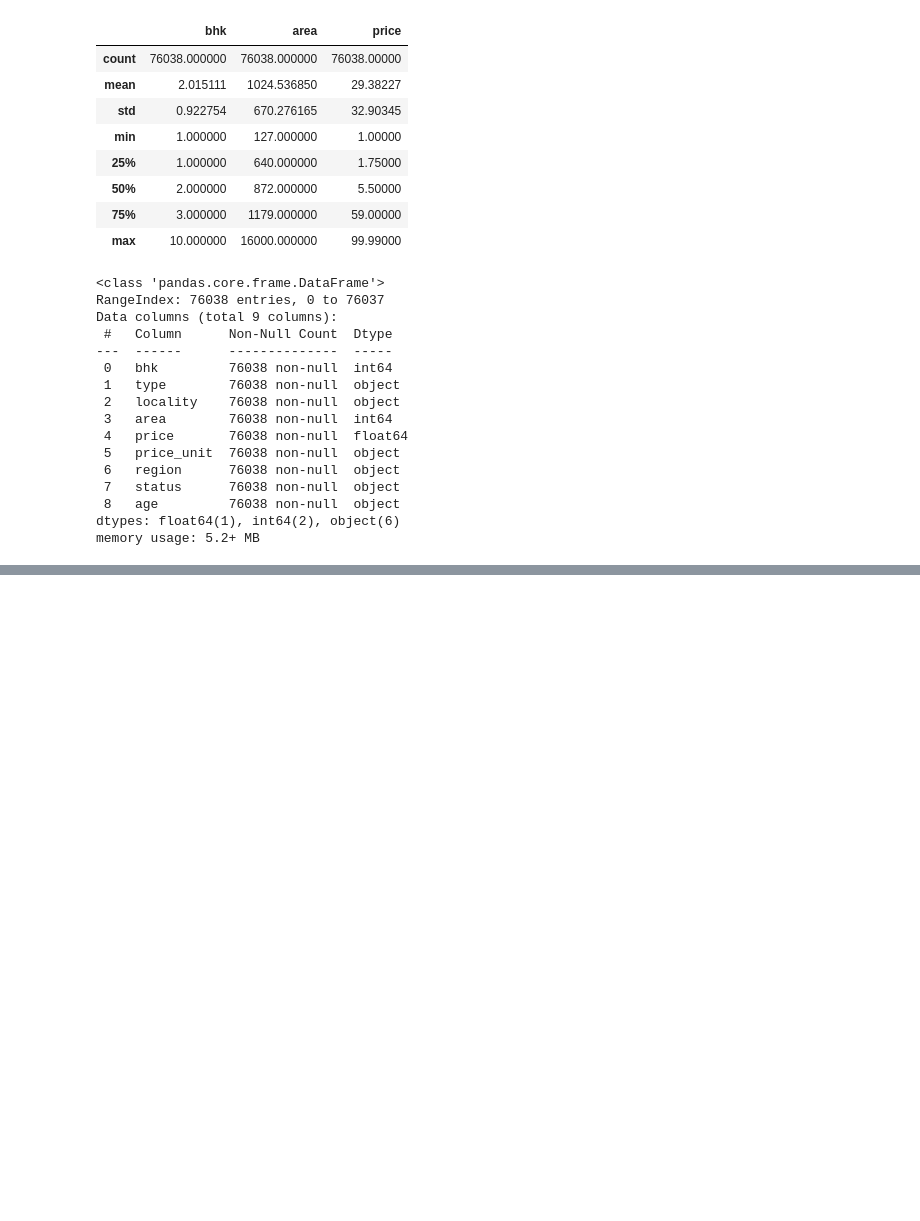
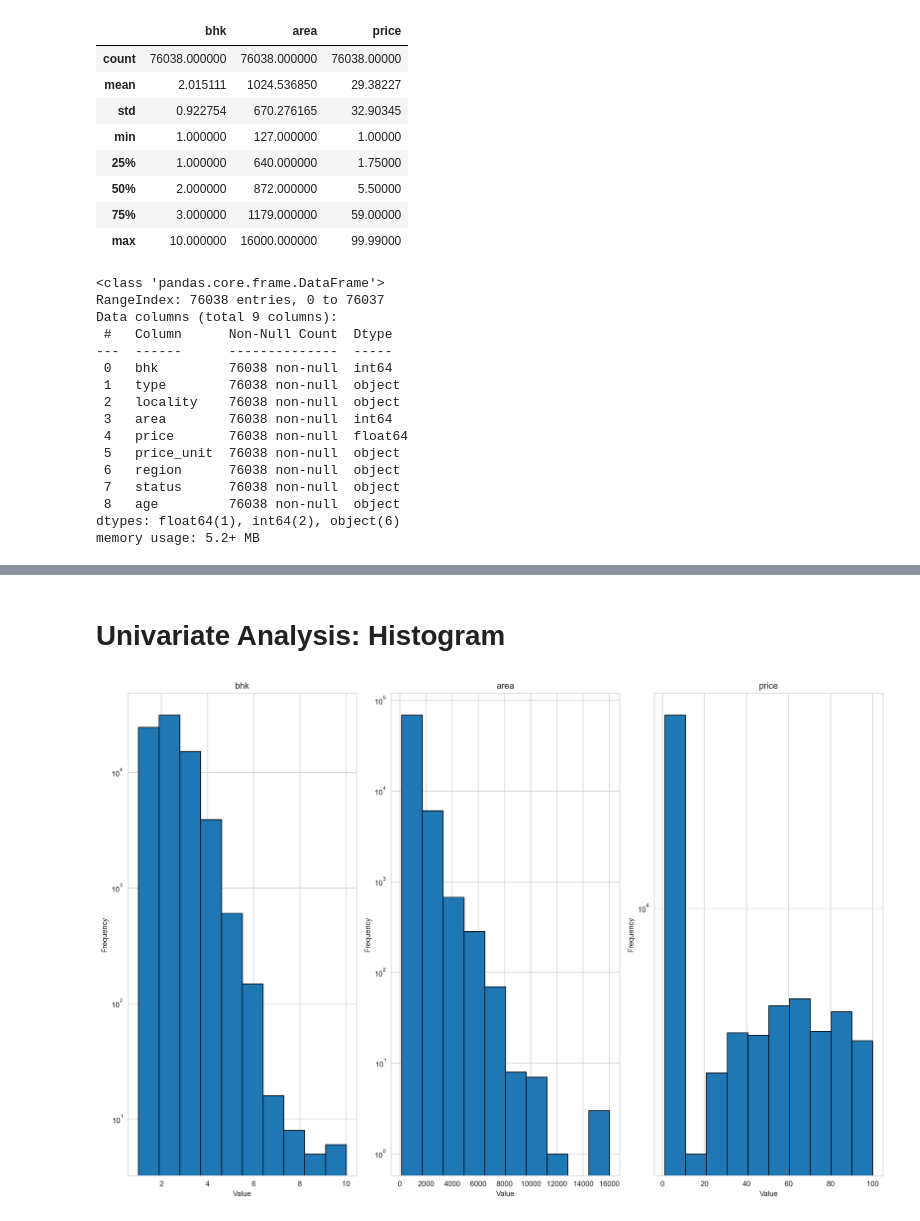
Before and after one commit to Asifdotexe/mumbai-property-price-prediction-model, a Jupyter notebook: code/EDA on Mumbai House Prices.ipynb, the cells around one changed output, grey strips where cells are left out. Saved outputs shown, nothing was run; the diff lists cells and outputs as text; code cells hidden in the pictures; blank space fills up the shorter version.

Commit message:
#1 created histograms

```diff
--- a/code/EDA on Mumbai House Prices.ipynb
+++ b/code/EDA on Mumbai House Prices.ipynb
@@ -1,9 +1,15 @@
 # %%
 # import libraries
 import pandas as pd
-import numpy as np
 import matplotlib.pyplot as plt
 import seaborn as sns
+
+from src.viz import plot_histograms
+
+sns.set_style('whitegrid')
+plt.rcParams['figure.dpi'] = 200
+plt.rcParams['figure.figsize']=(20,10)
+%matplotlib inline
 # %%
 # reading the dataset
 df = pd.read_csv(r'..\data\Mumbai House Prices.csv')
@@ -109,0 +155,6 @@ memory usage: 5.2+ MB
+# %% [markdown]
+# Univariate Analysis: Histogram
+# %%
+plot_histograms(df,yscale='log')
+# %% [output]
+[figure, added]
```
Also changed, not shown: parts of 4 cells of this notebook.
